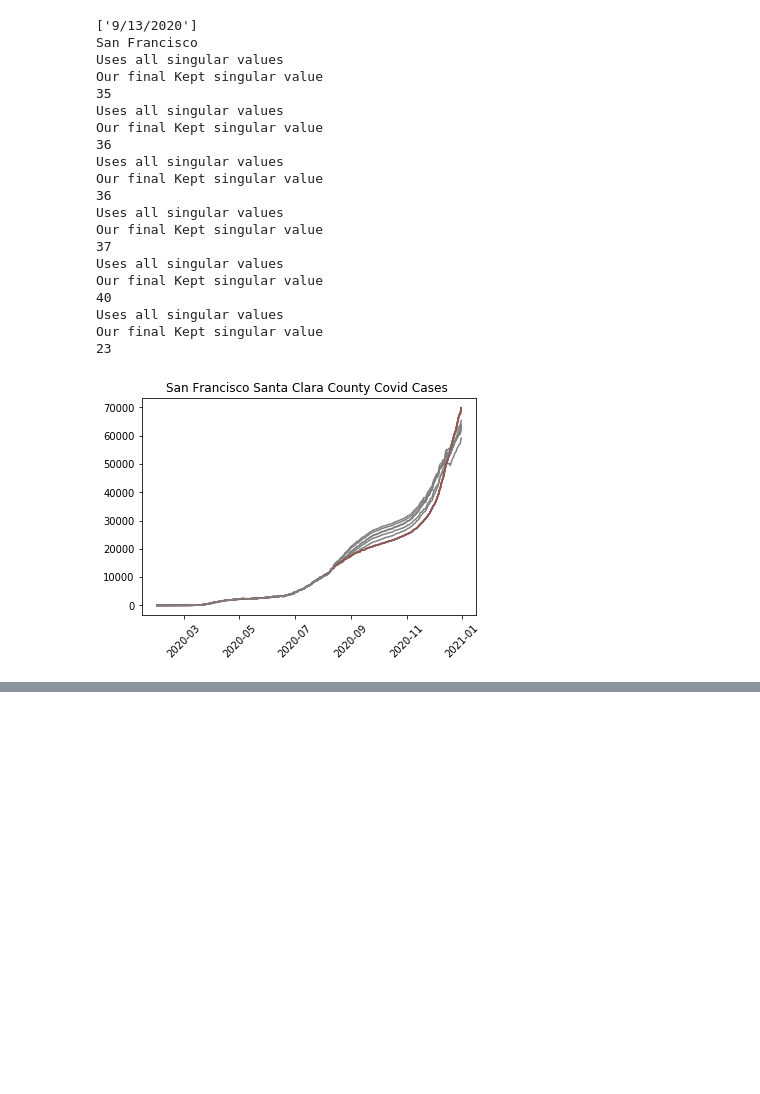
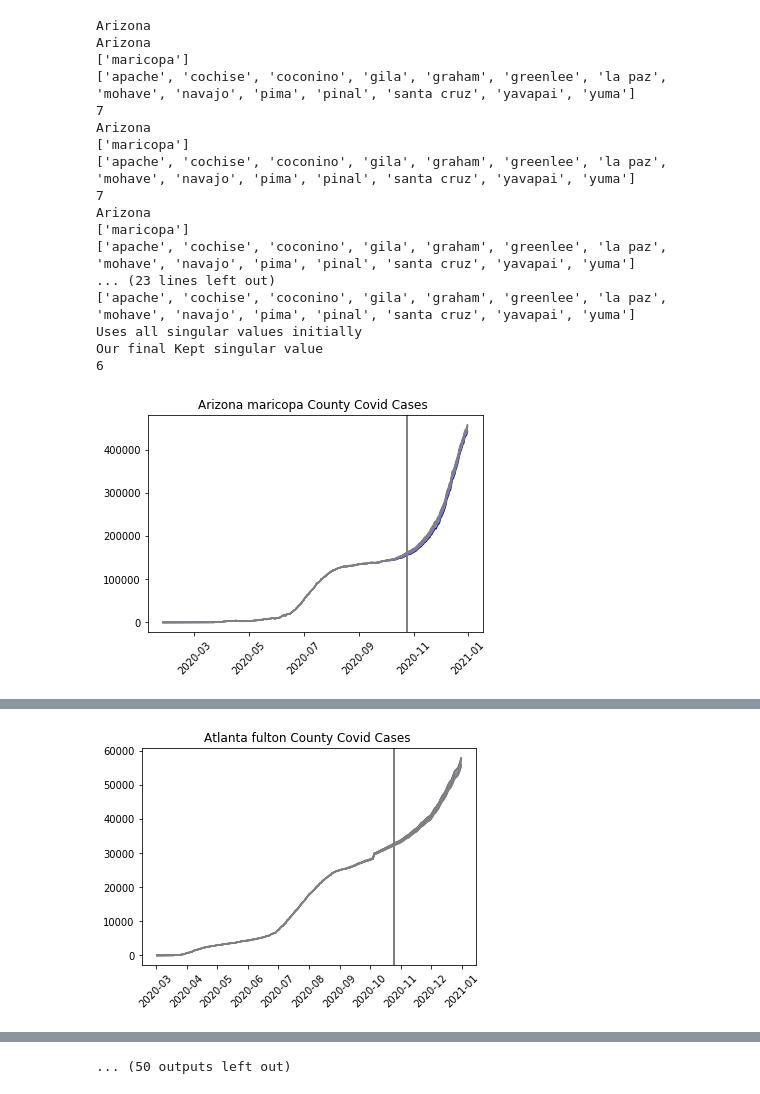
Before and after one commit to Joshuashou/Synthetic-Control-Paper-Model, a Jupyter notebook: Synthetic Control paper.ipynb, the cells around one changed output, grey strips where cells are left out. Cells and saved outputs as stored; diff of their text form; code cells hidden in the pictures; blank space fills up the shorter version.

```diff
--- a/Synthetic Control paper.ipynb
+++ b/Synthetic Control paper.ipynb
@@ -110,6 +93,10 @@ stadium_county_df.loc[stadium_county_df['Team'] == 'NY Jets', 'County(s)'] = 'Be
 stadium_county_df.loc[stadium_county_df['Team'] == 'San Francisco', 'County(s)'] = 'Santa Clara'
 stadium_county_df.loc[stadium_county_df['Team'] == 'Seattle', 'County(s)'] = 'King'
 stadium_county_df.loc[stadium_county_df['Team'] == 'Washington', 'County(s)'] = 'District of Columbia'
+
+stadium_county_df['County(s)'] = stadium_county_df['County(s)'].apply(lambda x: x.lower() if isinstance(x, str) else x)
+
+stadium_county_df['Counties'] = stadium_county_df['Counties'].apply(lambda x: x.lower() if isinstance(x, str) else x)
 # %%
 home_state_dict = {
         'AK': 'Alaska',
@@ -215,6 +202,8 @@ def find_donor_counties(team_city_str): #All counties within the state that is N
             home_state = "IL"
         elif team_city_str == 'LA Chargers':
             home_state = "CA"
+        elif team_city_str == 'Kansas Chity':
+            home_state = "MO"
         elif team_city_str == 'LA Rams':
             home_state = "CA"
         elif team_city_str == 'Minnesota':
@@ -243,7 +232,6 @@ def find_donor_counties(team_city_str): #All counties within the state that is N
 
     stadium_counties = list(set(stadium_county_df.loc[(stadium_county_df['State'] == home_state)]['County(s)'])) #List of Stadium counties
 
-
     #Run through home_state_dict, as county_covid dataset uses full names for states rather than abbreviations
     home_state = home_state_dict[home_state]
 
@@ -251,16 +239,15 @@ def find_donor_counties(team_city_str): #All counties within the state that is N
 
     donor_counties = donor_counties.loc[~donor_counties['county'].isin(buffer_counties) & (~donor_counties['county'].isin(stadium_counties))]
 
-
-    donor_counties = donor_counties[donor_counties['cases'] > 200]
+    donor_counties = donor_counties.loc[donor_counties['cases'] > 200]
 
     donor_counties = list(set(donor_counties['county']))
 
-    if team_city_str == "San Francisco":
+    #Sanity Check
+    if team_city_str == "Washington":
         print(home_state)
         print(donor_counties)
         print(stadium_counties)
-        print(stadium_county_df.loc[stadium_county_df['State'] == home_state])
 
 
 
@@ -268,4 +255,8 @@ def find_donor_counties(team_city_str): #All counties within the state that is N
 
 stadium_county_df['Stadium_Counties'] = stadium_county_df['Team'].apply(find_stadium_counties)
 stadium_county_df['Donor_Counties'] = stadium_county_df['Team'].apply(find_donor_counties)
+
+
+stadium_county_df['Stadium_Counties'] = stadium_county_df['Stadium_Counties'].apply(lambda x: [s.lower() if isinstance(s, str) else s for s in x])
+stadium_county_df['Donor_Counties'] = stadium_county_df['Donor_Counties'].apply(lambda x: [s.lower() if isinstance(s, str) else s for s in x])
 # %% [output]
@@ -509,7 +508,8 @@ Our final Kept singular values
 no_fans_list = ['Buffalo', 'Chicago', 'Detroit', 'Green Bay', 'Las Vegas', 'LA Chargers','LA Rams', 'Minnesota', 'New England', 'New Orleans', 'NY Giants','NY Jets', 'San Francisco', 'Seattle', 'Washington']
 Total_prediction_data_fans = []
 Total_prediction_data_no_fans = []
-dropped_stadium_df = stadium_county_df[['Team', 'First date home stadium open to fans','County(s)', 'State']]
+dropped_stadium_df = stadium_county_df.copy()
+dropped_stadium_df = dropped_stadium_df[['Team', 'First date home stadium open to fans','County(s)', 'State']]
 dropped_stadium_df = dropped_stadium_df.fillna("")
 grouped_df = dropped_stadium_df.groupby('Team').agg(list)
 grouped_df.reset_index(inplace=True)
@@ -543,6 +543,9 @@ zipped_input = zip(grouped_df['Team'], grouped_df['County(s)'], grouped_df['Stat
 #         create_synthetic_graph(team, county, state, date)
 
 for i, (team, county, state, date) in enumerate(zipped_input):
+
     if (team != 'Washington'):
-        create_synthetic_graph(team, county, state, date, True)
+        create_synthetic_graph(team, county, state, date, True, 0)
+    else:
+        create_synthetic_graph('Kansas City',["Johnson", "Jackson"] ,["MO"], ['9/10/2020'], True, 0)
 # %% [output]
@@ -577,15 +592,19 @@ def create_synthetic_lines(team_name_str, stadium_county_str, state_str, interve
             intervention_date = s
 
     intervention_date = pd.to_datetime(intervention_date)
-    intervention_array = [intervention_date - datetime.timedelta(weeks=i) for i in range(1, 7)]
+    intervention_array = [intervention_date - datetime.timedelta(weeks=i) for i in range(0, 7)]
     print(team_name_str)
+    count = 0
     for intervention in intervention_array:
+
         intervention = intervention.strftime('%m/%d/%Y')
         l = []
         l.append(intervention)
         l.append("")
-        create_synthetic_graph(team_name_str, stadium_county_str, state_str, l, False)
 
+        create_synthetic_graph(team_name_str, stadium_county_str, state_str, l, False, count)
+
+        count += 1
     plt.show()
 
     return
@@ -599,52 +618,49 @@ grouped_df.reset_index(inplace=True)
 
 #We want to manually fill in Dates for stadiums not open to fans, easier this way.
 grouped_df.loc[grouped_df['Team'] == 'Chicago', 'First date home stadium open to fans'] = [['9/20/2020']]
 grouped_df.loc[grouped_df['Team'] == 'Detroit', 'First date home stadium open to fans'] = [['9/13/2020']]
 grouped_df.loc[grouped_df['Team'] == 'Las Vegas', 'First date home stadium open to fans'] = [['9/21/2020']]
 grouped_df.loc[grouped_df['Team'] == 'LA Chargers', 'First date home stadium open to fans'] = [['9/13/2020']]
 grouped_df.loc[grouped_df['Team'] == 'LA Rams', 'First date home stadium open to fans'] = [['9/13/2020']]
 grouped_df.loc[grouped_df['Team'] == 'Minnesota', 'First date home stadium open to fans'] = [['9/13/2020']]
 grouped_df.loc[grouped_df['Team'] == 'New England', 'First date home stadium open to fans'] = [['9/13/2020']]
 grouped_df.loc[grouped_df['Team'] == 'New Orleans', 'First date home stadium open to fans'] = [['9/13/2020']]
 grouped_df.loc[grouped_df['Team'] == 'NY Giants', 'First date home stadium open to fans'] = [['9/14/2020']]
 grouped_df.loc[grouped_df['Team'] == 'NY Jets', 'First date home stadium open to fans'] = [['9/14/2020']]
 grouped_df.loc[grouped_df['Team'] == 'San Francisco', 'First date home stadium open to fans'] = [['9/13/2020']]
 grouped_df.loc[grouped_df['Team'] == 'Seattle', 'First date home stadium open to fans'] = [['9/20/2020']]
 grouped_df.loc[grouped_df['Team'] == 'Tennessee', 'First date home stadium open to fans'] = [['10/13/2020']]
 grouped_df.loc[grouped_df['Team'] == 'Washington', 'First date home stadium open to fans'] = [['9/13/2020']]
 grouped_df.loc[grouped_df['Team'] == 'Pittsburgh', 'First date home stadium open to fans'] = [['10/11/2020']]
 grouped_df.loc[grouped_df['Team'] == 'Kansas City', 'First date home stadium open to fans'] = [['9/10/2020']] #Error in data set
 
 #dropped_stadium_df = dropped_stadium_df.drop_duplicates(subset='Team') #Only need 1 for each team
 zipped_input = zip(grouped_df['Team'], grouped_df['County(s)'], grouped_df['State'], grouped_df['First date home stadium open to fans'])
 
 # for i, (team, county, state, date) in enumerate(zipped_input):
 #     if (team != 'Washington'):
 #         create_synthetic_graph(team, county, state, date)
 
 for i, (team, county, state, date) in enumerate(zipped_input):
-    if (team == 'San Francisco'):
-        print(date)
+    if team != "Washington":
         create_synthetic_lines(team, county, state, date)
+        plt.show()
 # %% [output]
-['9/13/2020']
-San Francisco
-Uses all singular values
+Arizona
+Arizona
+['maricopa']
+['apache', 'cochise', 'coconino', 'gila', 'graham', 'greenlee', 'la paz', 'mohave', 'navajo', 'pima', 'pinal', 'santa cruz', 'yavapai', 'yuma']
+7
+Arizona
+['maricopa']
+['apache', 'cochise', 'coconino', 'gila', 'graham', 'greenlee', 'la paz', 'mohave', 'navajo', 'pima', 'pinal', 'santa cruz', 'yavapai', 'yuma']
+7
+Arizona
+['maricopa']
+['apache', 'cochise', 'coconino', 'gila', 'graham', 'greenlee', 'la paz', 'mohave', 'navajo', 'pima', 'pinal', 'santa cruz', 'yavapai', 'yuma']
+... (23 lines left out)
+['apache', 'cochise', 'coconino', 'gila', 'graham', 'greenlee', 'la paz', 'mohave', 'navajo', 'pima', 'pinal', 'santa cruz', 'yavapai', 'yuma']
+Uses all singular values initially
 Our final Kept singular value
-35
-Uses all singular values
-Our final Kept singular value
-36
-Uses all singular values
-Our final Kept singular value
-36
-Uses all singular values
-Our final Kept singular value
-37
-Uses all singular values
-Our final Kept singular value
-40
-Uses all singular values
-Our final Kept singular value
-23
+6
-[figure, old version]
+[figure, new version]
@@ -650,0 +684 @@ Our final Kept singular value
+[figure, added]
@@ -651,3 +757,4 @@ Our final Kept singular value
+... (50 outputs left out)
 # %%
 #create_synthetic_lines("Kansas City",["Johnson", "Jackson"], ["KS", "MO"], ["09/10/2020"])
 # %%
```
Also changed, not shown: parts of 10 cells of this notebook, 1 other file.
